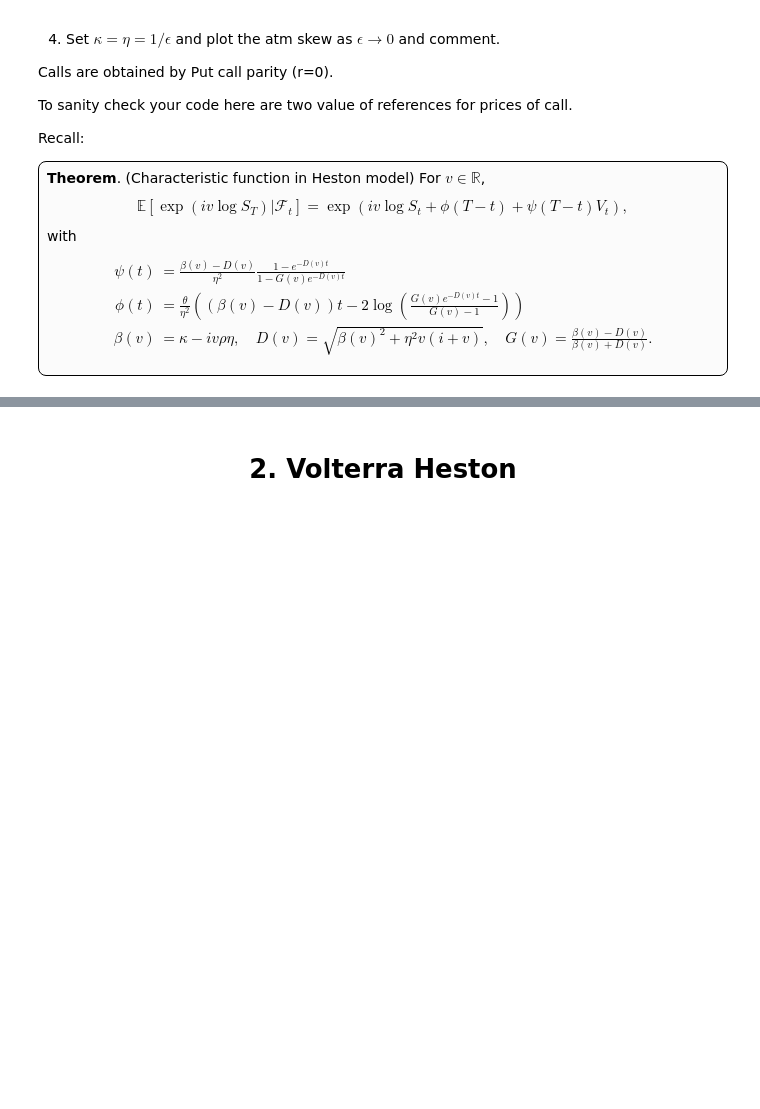
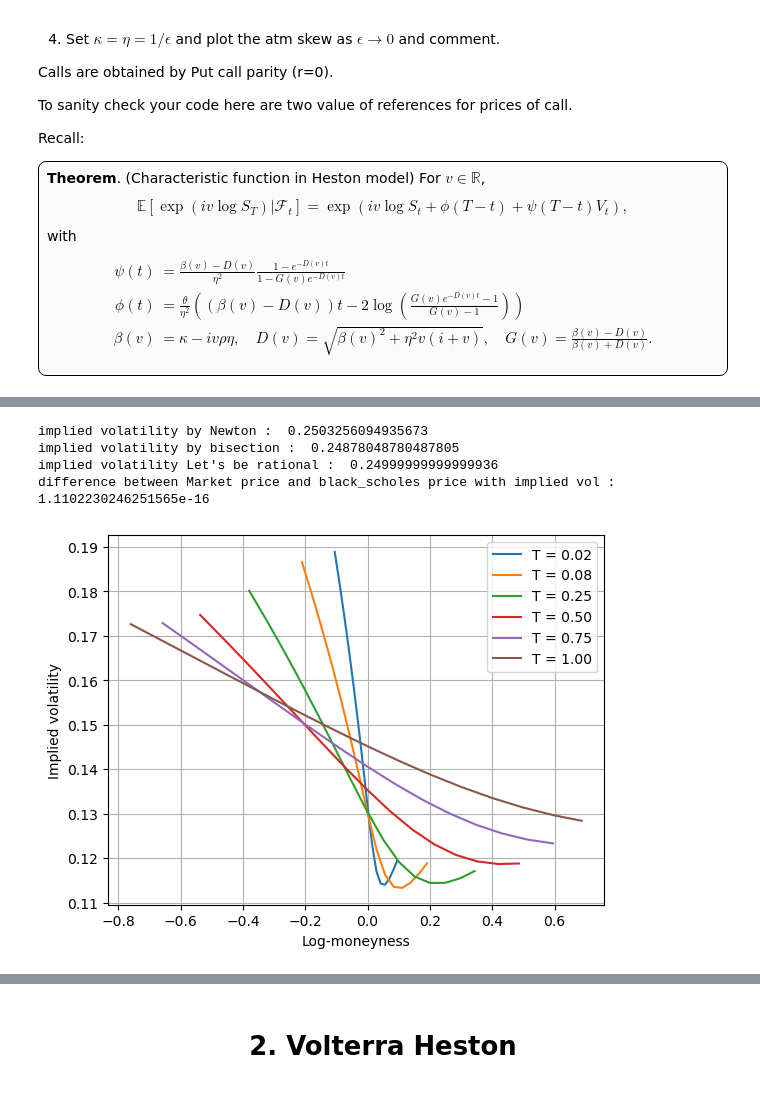
Before and after one commit to MrG1raffe/VolterraProcesses, a Jupyter notebook: Group1_Challenge2.ipynb, the cells around one changed output, grey strips where cells are left out. Cells and saved outputs as stored; diff of their text form; code cells hidden in the pictures; blank space fills up the shorter version.

```diff
--- a/Group1_Challenge2.ipynb
+++ b/Group1_Challenge2.ipynb
@@ -189,3 +244,55 @@ plt.show()
+# %%
+r = 0.091
+sigma = 0.25
+Y = BlackScholes_model(r=r, sigma=sigma)
+
+S0 = 1
+T = 0.564
+K = 0.94
+F = S0 * np.exp(r * T)
+
+market_price = Y.call(T, K, S0)
+
+implied_vol_Newton, _ = Y.implied_volatility_Newton(T, K, S0, market_price)
+implied_vol_bisection, _ = Y.implied_volatility_bisection(T, K, S0, market_price)
+implied_vol = black_iv(option_price=market_price, T=T, K=K, F=F, r=r, flag='c')
+print("implied volatility by Newton : ", implied_vol_Newton)
+print("implied volatility by bisection : ", implied_vol_bisection)
+print("implied volatility Let's be rational : ", implied_vol)
+print("difference between Market price and black_scholes price with implied vol : ", market_price - Y.call(T, K, S0, vol=implied_vol) )
+# %% [output]
+implied volatility by Newton :  0.2503256094935673
+implied volatility by bisection :  0.24878048780487805
+implied volatility Let's be rational :  0.24999999999999936
+difference between Market price and black_scholes price with implied vol :  1.1102230246251565e-16
+# %%
+S0 = 1
+r = 0
+# %%
+def plot_vol_surface(maturities, model, strike_range=(0.9, 1.1), ls='-', ax=None):
+    if ax is None:
+        fig, ax = plt.subplots()
+    S0 = 1
+
+    for T in maturities:
+        strikes = np.linspace(*strike_range, 15, endpoint=True)
+        # We take log-moneyness range proportional to sqrt(T) in order to get relevant x-limits for smile
+        log_mon = np.log(strikes / S0) * np.sqrt(T) / np.sqrt(maturities[0]) # log-forward moneyness k = log(k/F) ; independent of maturity here because r = 0
+        call_prices = [model.call(T=T, K=K, S=S0, V=V0) for K in tqdm(strikes)]
+        iv = black_iv(option_price=call_prices, T=T, K=strikes, F=S0, r=r, flag='c')
+        ax.plot(log_mon, iv, ls=ls, label=f'T = {"{:.2f}".format(T)}')
+
+    ax.grid()
+    ax.set_xlabel('Log-moneyness')
+    ax.set_ylabel('Implied volatility')
+    ax.legend()
+    plt.show()
+# %%
+maturities = np.array( [1/52, 4/52, 0.25, 0.5, 0.75, 1.] ) # one week, one month, 3, 6, 9, 12 months
+
+plot_vol_surface(maturities, X_hest)
+# %% [output]
+[figure, added]
 # %%
 kappas = np.logspace(1,6,6)
 #print(kappas)
```
Also changed, not shown: parts of 24 cells of this notebook.
